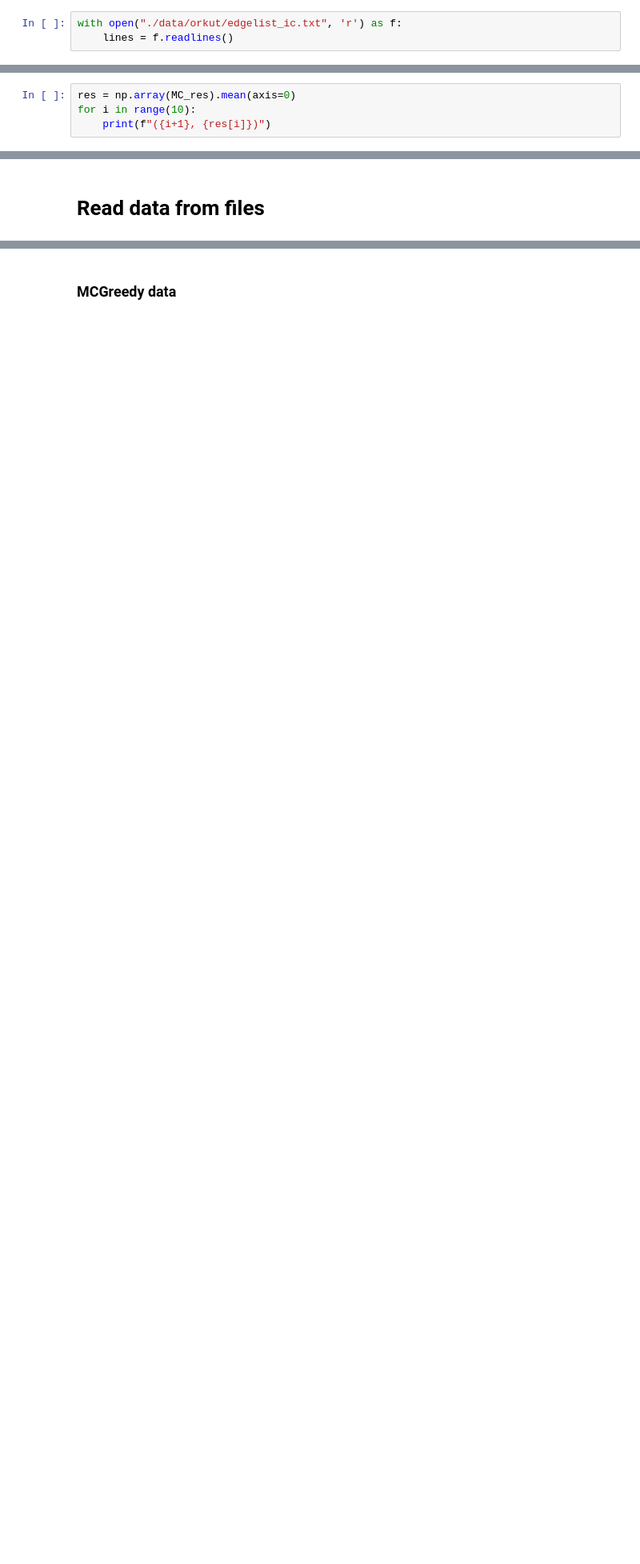
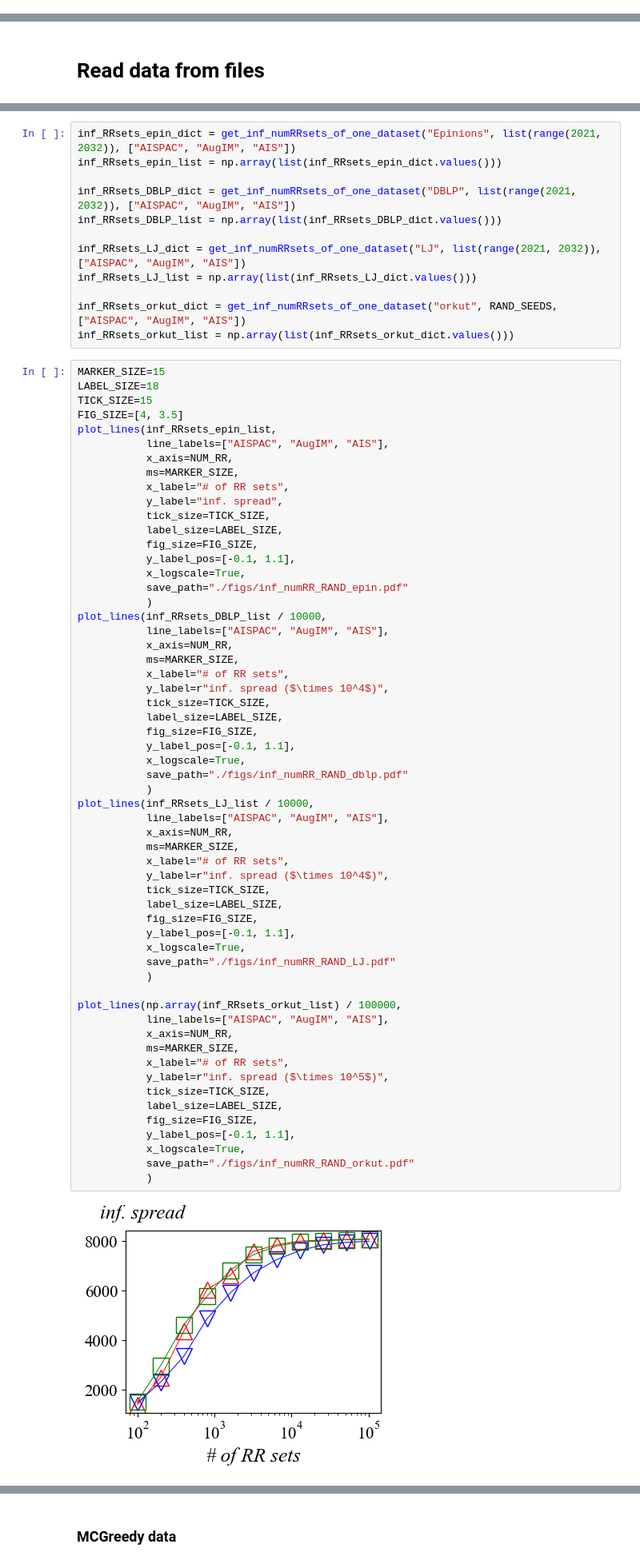
Before and after one commit to chenxlong3/AISPAC, a Jupyter notebook: data_process.ipynb, the cells around one changed output, grey strips where cells are left out. Shown: that part at 80% size. Saved outputs shown, nothing was run; the diff lists cells and outputs as text; blank space fills up the shorter version.

Commit message:
num RR sets code plot

```diff
--- a/data_process.ipynb
+++ b/data_process.ipynb
@@ -170,3 +5,0 @@ Dataset is good.
-# %%
-with open("./data/orkut/edgelist_ic.txt", 'r') as f:
-    lines = f.readlines()
@@ -195,4 +21,0 @@ for i, rand_seed in enumerate([2020, 2021, 2022, 2023, 2024]):
-# %%
-res = np.array(MC_res).mean(axis=0)
-for i in range(10):
-    print(f"({i+1}, {res[i]})")
@@ -474,0 +335,72 @@ def display_for_tex_all(method_inf_dict, k_list = [0, 5, 10, 20, 30, 40, 50]):
+# %%
+inf_RRsets_epin_dict = get_inf_numRRsets_of_one_dataset("Epinions", list(range(2021, 2032)), ["AISPAC", "AugIM", "AIS"])
+inf_RRsets_epin_list = np.array(list(inf_RRsets_epin_dict.values()))
+
+inf_RRsets_DBLP_dict = get_inf_numRRsets_of_one_dataset("DBLP", list(range(2021, 2032)), ["AISPAC", "AugIM", "AIS"])
+inf_RRsets_DBLP_list = np.array(list(inf_RRsets_DBLP_dict.values()))
+
+inf_RRsets_LJ_dict = get_inf_numRRsets_of_one_dataset("LJ", list(range(2021, 2032)), ["AISPAC", "AugIM", "AIS"])
+inf_RRsets_LJ_list = np.array(list(inf_RRsets_LJ_dict.values()))
+
+inf_RRsets_orkut_dict = get_inf_numRRsets_of_one_dataset("orkut", RAND_SEEDS, ["AISPAC", "AugIM", "AIS"])
+inf_RRsets_orkut_list = np.array(list(inf_RRsets_orkut_dict.values()))
+# %%
+MARKER_SIZE=15
+LABEL_SIZE=18
+TICK_SIZE=15
+FIG_SIZE=[4, 3.5]
+plot_lines(inf_RRsets_epin_list,
+           line_labels=["AISPAC", "AugIM", "AIS"],
+           x_axis=NUM_RR,
+           ms=MARKER_SIZE,
+           x_label="# of RR sets",
+           y_label="inf. spread",
+           tick_size=TICK_SIZE,
+           label_size=LABEL_SIZE,
+           fig_size=FIG_SIZE,
+           y_label_pos=[-0.1, 1.1],
+           x_logscale=True,
+           save_path="./figs/inf_numRR_RAND_epin.pdf"
+           )
+plot_lines(inf_RRsets_DBLP_list / 10000,
+           line_labels=["AISPAC", "AugIM", "AIS"],
+           x_axis=NUM_RR,
+           ms=MARKER_SIZE,
+           x_label="# of RR sets",
+           y_label=r"inf. spread ($\times 10^4$)",
+           tick_size=TICK_SIZE,
+           label_size=LABEL_SIZE,
+           fig_size=FIG_SIZE,
+           y_label_pos=[-0.1, 1.1],
+           x_logscale=True,
+           save_path="./figs/inf_numRR_RAND_dblp.pdf"
+           )
+plot_lines(inf_RRsets_LJ_list / 10000,
+           line_labels=["AISPAC", "AugIM", "AIS"],
+           x_axis=NUM_RR,
+           ms=MARKER_SIZE,
+           x_label="# of RR sets",
+           y_label=r"inf. spread ($\times 10^4$)",
+           tick_size=TICK_SIZE,
+           label_size=LABEL_SIZE,
+           fig_size=FIG_SIZE,
+           y_label_pos=[-0.1, 1.1],
+           x_logscale=True,
+           save_path="./figs/inf_numRR_RAND_LJ.pdf"
+           )
+
+plot_lines(np.array(inf_RRsets_orkut_list) / 100000,
+           line_labels=["AISPAC", "AugIM", "AIS"],
+           x_axis=NUM_RR,
+           ms=MARKER_SIZE,
+           x_label="# of RR sets",
+           y_label=r"inf. spread ($\times 10^5$)",
+           tick_size=TICK_SIZE,
+           label_size=LABEL_SIZE,
+           fig_size=FIG_SIZE,
+           y_label_pos=[-0.1, 1.1],
+           x_logscale=True,
+           save_path="./figs/inf_numRR_RAND_orkut.pdf"
+           )
+# %% [output]
+[figure, added]
```
Also changed, not shown: parts of 26 cells of this notebook.
